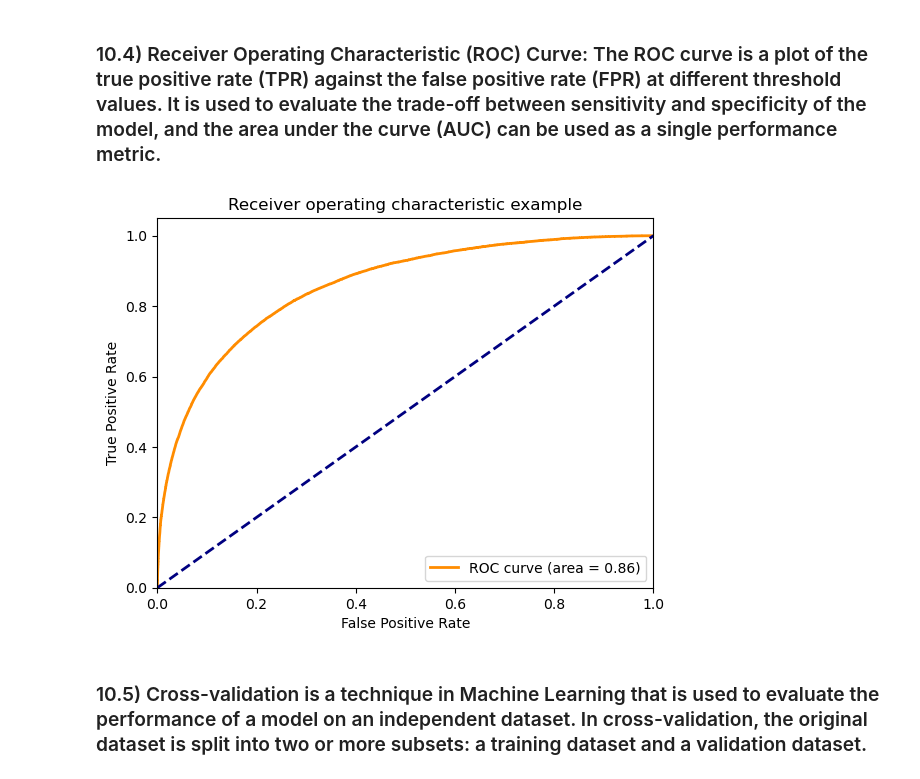
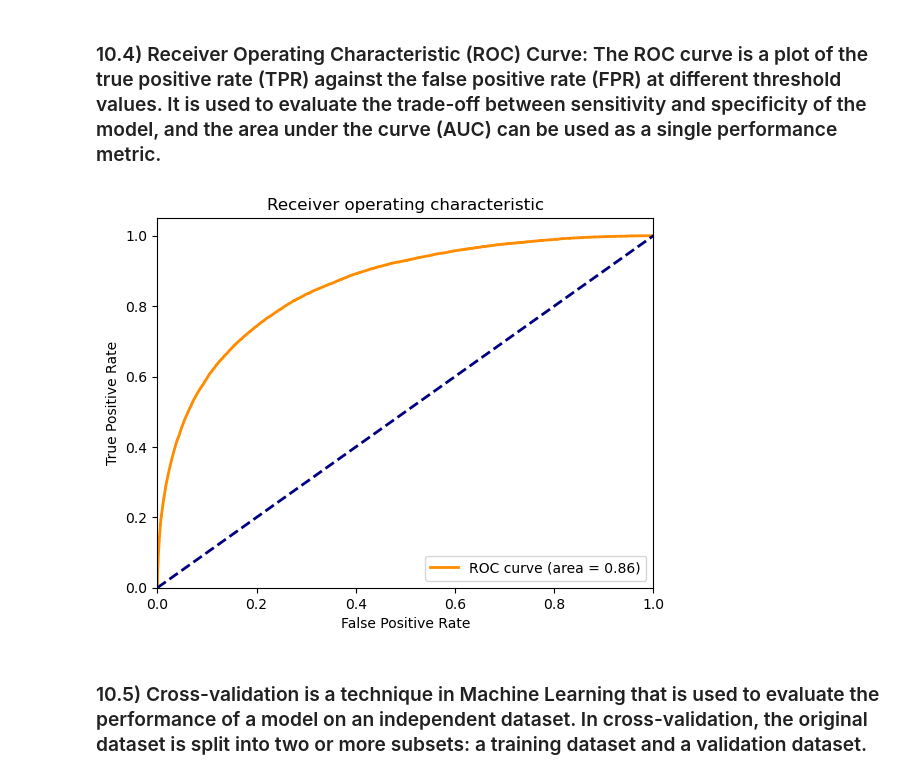
Before and after one commit to Sameer-ansarii/Case-Studies, a Jupyter notebook: RAIN PREDICTION (BINARY CLASSIFICATION-LOGISTIC REGRESSION).ipynb, the cells around one changed output. Cells and saved outputs as stored; diff of their text form; code cells hidden in the pictures.

```diff
--- a/RAIN PREDICTION (BINARY CLASSIFICATION-LOGISTIC REGRESSION).ipynb
+++ b/RAIN PREDICTION (BINARY CLASSIFICATION-LOGISTIC REGRESSION).ipynb
@@ -1989,31 +1993,26 @@ Negative Predictive Value: 86.28%
 ### 10.4) Receiver Operating Characteristic (ROC) Curve: The ROC curve is a plot of the true positive rate (TPR) against the false positive rate (FPR) at different threshold values. It is used to evaluate the trade-off between sensitivity and specificity of the model, and the area under the curve (AUC) can be used as a single performance metric.
 # %%
 from sklearn.metrics import roc_curve, auc
-# %%
-# Predict probabilities for the testing set
-
-y_pred_prob = adaboost_model.predict_proba(X_test[col])
-
-# Calculate false positive rate, true positive rate, and thresholds for ROC curve
-
-fpr, tpr, thresholds = roc_curve(y_train_pred_final.RainTomorrow, y_train_pred_final.Rain_Tomorrow_Prob)
-
-# Calculate area under ROC curve
-
-roc_auc = auc(fpr, tpr)
-
-# Plot ROC curve
-plt.plot(fpr, tpr, color='darkorange', lw=2, label='ROC curve (area = %0.2f)' % roc_auc)
-plt.plot([0, 1], [0, 1], color='navy', lw=2, linestyle='--')
-plt.xlim([0.0, 1.0])
-plt.ylim([0.0, 1.05])
-plt.xlabel('False Positive Rate')
-plt.ylabel('True Positive Rate')
-plt.title('Receiver operating characteristic example')
-plt.legend(loc="lower right")
-plt.show()
-# %% [output]
-[figure, removed]
+# %%
+# y_true: true binary labels
+# y_score: predicted probabilities of positive class
+
+fpr, tpr, thresholds = roc_curve(y_train, y_train_pred)
+
+roc_auc = auc(fpr, tpr)
+
+plt.figure()
+plt.plot(fpr, tpr, color='darkorange', lw=2, label='ROC curve (area = %0.2f)' % roc_auc)
+plt.plot([0, 1], [0, 1], color='navy', lw=2, linestyle='--')
+plt.xlim([0.0, 1.0])
+plt.ylim([0.0, 1.05])
+plt.xlabel('False Positive Rate')
+plt.ylabel('True Positive Rate')
+plt.title('Receiver operating characteristic')
+plt.legend(loc="lower right")
+plt.show()
+# %% [output]
+[figure, added]
 # %% [markdown]
 ### 10.5) Cross-validation is a technique in Machine Learning that is used to evaluate the performance of a model on an independent dataset. In cross-validation, the original dataset is split into two or more subsets: a training dataset and a validation dataset.
 # %%
```
Also changed, not shown: parts of 18 cells of this notebook.
